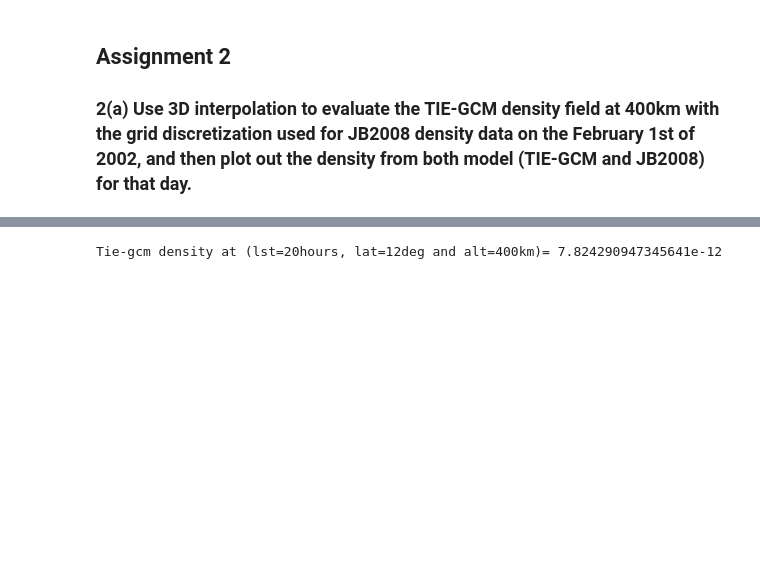
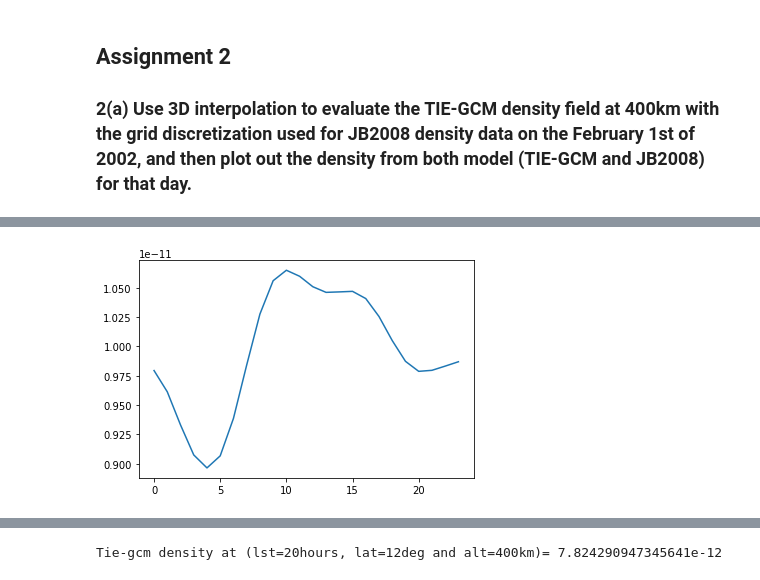
Before and after one commit to NiemelaAntonio/swsss2023, a Jupyter notebook: day_03/Day_3_afternoon_solution.ipynb, the cells around one changed output, grey strips where cells are left out. Cells and saved outputs as stored; diff of their text form; code cells hidden in the pictures; blank space fills up the shorter version.

```diff
--- a/day_03/Day_3_afternoon_solution.ipynb
+++ b/day_03/Day_3_afternoon_solution.ipynb
@@ -577,0 +586,92 @@ JB2008 altitude: [100. 120. 140. 160. 180. 200. 220. 240. 260. 280. 300. 320. 34
+# %%
+#print('TIE-GCM altitude:', altitudes_tiegcm)
+#print('JB2008 altitude:', altitudes_JB2008)
+
+#print('TIE-GCM lst:', localSolarTimes_tiegcm)
+#print('JB2008 lst:', localSolarTimes_JB2008)
+
+#print('TIE-GCM lat:', latitudes_tiegcm)
+#print('JB2008 lat:', latitudes_JB2008)
+time_index = 31*24
+interpolated_function_TIEGCM = RegularGridInterpolator((localSolarTimes_tiegcm,
+                                                        latitudes_tiegcm,
+                                                        altitudes_tiegcm),
+                                                        tiegcm_dens_reshaped[:,:,:,time_index],
+                                                        bounds_error = False,
+                                                        fill_value = None)  #You give the grid and the data, and it interpolates
+
+#lat_TIE_me = np.zeros(latitudes_JB2008.shape)
+#lst_TIE_me = np.zeros(localSolarTimes_JB2008.shape)
+points = np.meshgrid(latitudes_JB2008,localSolarTimes_JB2008,400)
+density_400_int = np.zeros([len(localSolarTimes_JB2008),len(latitudes_JB2008)])
+#print(np.shape(density_400_int)[1])
+j = 0
+i = 0
+for i in range(np.shape(density_400_int)[0]):
+    for j in range(np.shape(density_400_int)[1]):
+        density_400_int[int(i),int(j)] =  interpolated_function_TIEGCM((localSolarTimes_JB2008[int(i)],latitudes_JB2008[int(j)],400))
+print(np.shape(density_400_int))
+print(np.shape(JB2008_dens_reshaped[:,:,hi,time_array_JB2008[ik]].squeeze()))
+Difference = density_400_int - JB2008_dens_reshaped[:,:,hi,time_array_JB2008[ik]].squeeze()
+Percentage_difference = abs(Difference)/tiegcm_dens_400
+
+plt.plot(density_400_int[:,1])
+fig, (axs,axs1,axs2,axs3) = plt.subplots(4, figsize=(24, 36), sharex=True)
+######
+#This is for the regular interpolator
+######
+cs = axs.contourf(localSolarTimes_JB2008, latitudes_JB2008, density_400_int.T)
+axs.set_title('interpolated density at 400 km, t = {} hrs'.format(time_index), fontsize=20)
+axs.set_ylabel("Latitudes", fontsize=20)
+axs.tick_params(axis = 'both', which = 'major', labelsize = 20)
+
+# Make a colorbar for the ContourSet returned by the contourf call.
+cbar = fig.colorbar(cs,ax=axs)
+cbar.ax.set_ylabel('Density', fontsize=20)
+cbar.ax.tick_params(labelsize=15)
+axs.set_xlabel("Local Solar Time", fontsize=20)
+#######
+#this is for the JB2008
+#######
+cs1 = axs1.contourf(localSolarTimes_JB2008, latitudes_JB2008, JB2008_dens_reshaped[:,:,hi,time_array_JB2008[ik]].squeeze().T)
+axs1.set_title('JB2008 density at 400 km, t = {} hrs'.format(time_index), fontsize=20)
+axs1.set_ylabel("Latitudes", fontsize=20)
+axs1.tick_params(axis = 'both', which = 'major', labelsize = 20)
+
+# Make a colorbar for the ContourSet returned by the contourf call.
+cbar = fig.colorbar(cs1,ax=axs1)
+cbar.ax.set_ylabel('Density', fontsize=20)
+cbar.ax.tick_params(labelsize=15)
+axs1.set_xlabel("Local Solar Time", fontsize=20)
+#########
+#This is for the differences
+#########
+cs2 = axs2.contourf(localSolarTimes_JB2008, latitudes_JB2008, Difference.T)
+axs2.set_title('Differences for density at 400 km, t = {} hrs'.format(time_index), fontsize=20)
+axs2.set_ylabel("Latitudes", fontsize=20)
+axs2.tick_params(axis = 'both', which = 'major', labelsize = 20)
+
+# Make a colorbar for the ContourSet returned by the contourf call.
+cbar = fig.colorbar(cs2,ax=axs2)
+cbar.ax.set_ylabel('Density',fontsize = 20)
+cbar.ax.tick_params(labelsize=15)
+axs2.set_xlabel("Local Solar Time", fontsize=20)
+#########
+#This is for the percentage diff
+#########
+cs3 = axs3.contourf(localSolarTimes_JB2008, latitudes_JB2008, Percentage_difference.T*100,cmap = 'plasma',
+                   extend = 'max')
+
+
+axs3.set_title('Percentage diff for density at 400 km, t = {} hrs'.format(time_index), fontsize=18)
+axs3.set_ylabel("Latitudes", fontsize=20)
+axs3.tick_params(axis = 'both', which = 'major', labelsize = 20)
+
+# Make a colorbar for the ContourSet returned by the contourf call.
+cbar = fig.colorbar(cs3,ax=axs3)
+#cbar.set_ticks(range(0,110,10))
+#cbar.ax.set_yticklabels(range(0,110,10))
+cbar.ax.set_ylabel('% Difference',fontsize = 20)
+cbar.ax.tick_params(labelsize=15)
+axs3.set_xlabel("Local Solar Time", fontsize=20)
+# %% [output]
@@ -577,0 +681 @@ JB2008 altitude: [100. 120. 140. 160. 180. 200. 220. 240. 260. 280. 300. 320. 34
+[figure, added]
```
Also changed, not shown: parts of 19 cells of this notebook.
